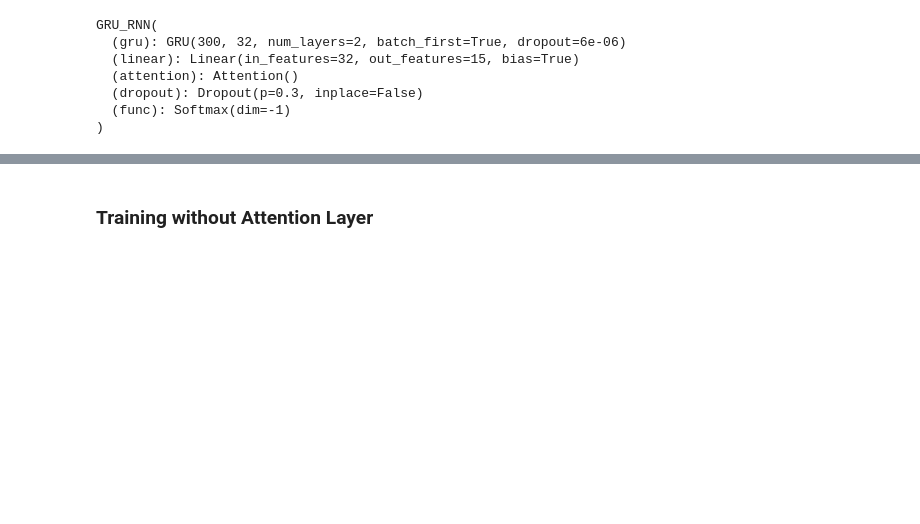
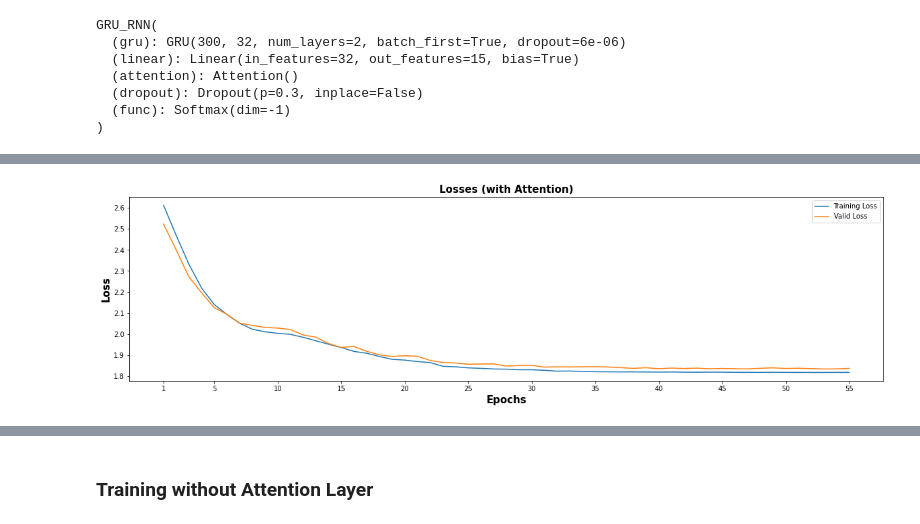
Before and after one commit to AkshatYadav0/P_Lab, a Jupyter notebook: _build/jupyter_execute/attention.ipynb, the cells around one changed output, grey strips where cells are left out. Cells and saved outputs as stored; diff of their text form; code cells hidden in the pictures; blank space fills up the shorter version.

Commit message:
Improved Attention

```diff
--- a/_build/jupyter_execute/attention.ipynb
+++ b/_build/jupyter_execute/attention.ipynb
@@ -317,6 +317,8 @@ class GRU_RNN(nn.Module):
 ## Training
 # %%
 def train(epochs,train_loader,net,valid_loader,optimzer,criterion,att=True):
+    val_acc = []
+    tr_acc = []
 
     clip = 3 # gradient clipping
 
@@ -324,6 +326,7 @@ def train(epochs,train_loader,net,valid_loader,optimzer,criterion,att=True):
     net.train()
 
     valid_loss_min = np.Inf
+
     valid_losses = []
     train_losses = []
 
@@ -332,7 +335,8 @@ def train(epochs,train_loader,net,valid_loader,optimzer,criterion,att=True):
         h = net.init_hidden(batch_size)
         train_loss = []
         valid_loss = []
-
+        train_acc  = 0.0
+        valid_acc  = 0.0
         counter = 0
         for inputs, labels in train_loader:
             counter += 1
@@ -349,14 +353,18 @@ def train(epochs,train_loader,net,valid_loader,optimzer,criterion,att=True):
             correct = np.squeeze(correct_tensor.to('cpu').numpy())
             num_correct += np.sum(correct)
 
+
             loss = criterion(output, labels)
             loss.backward()
             nn.utils.clip_grad_norm_(net.parameters(), clip)
             optimizer.step()
+
             train_loss.append(loss.item())
+        tr_acc.append(num_correct/(len(train_loader.dataset)))
 
 
 
+        acc = 0.0
         val_h = net.init_hidden(batch_size)
         val_losses = []
         net.eval()
@@ -369,11 +377,14 @@ def train(epochs,train_loader,net,valid_loader,optimzer,criterion,att=True):
             inputs, labels = inputs.to(device), labels.type(torch.LongTensor).to(device)
 
             output, val_h = net(inputs, val_h)
+
             pred = torch.round(output.squeeze())
             top_value, top_index = torch.max(pred,1)
             correct_tensor = top_index.eq(labels.float().view_as(top_index))
             correct = np.squeeze(correct_tensor.to('cpu').numpy())
             num_correct += np.sum(correct)
+            acc = num_correct/(len(train_loader.dataset))
+            valid_acc += acc.item()
 
             val_loss = criterion(output.squeeze(),labels)
             val_losses.append(val_loss.item())
@@ -388,9 +399,9 @@ def train(epochs,train_loader,net,valid_loader,optimzer,criterion,att=True):
         net.train()
         valid_losses.append(np.mean(val_losses))
         train_losses.append(np.mean(train_loss))
-
+        val_acc.append(valid_acc/len(valid_loader))
         print('Epoch: {}/{} \tTraining Loss: {:.6f} \tValidation Loss: {:.6f}'.format(e+1,epochs,np.mean(train_loss),np.mean(val_losses)))
-    return train_losses,valid_losses
+    return train_losses,valid_losses,tr_acc,val_acc
 # %%
 epochs     = 55
 input_dim  = 300
@@ -414,5 +425,5 @@ GRU_RNN(
   (func): Softmax(dim=-1)
 )
 # %%
-train_losses,valid_losses = train(epochs,train_loader,model,valid_loader,optimizer,criterion)
+train_losses,valid_losses,tr_acc,val_acc = train(epochs,train_loader,model,valid_loader,optimizer,criterion)
 # %% [output]
@@ -435,0 +447,17 @@ Epoch: 55/55    Training Loss: 1.821784         Validation Loss: 1.841849
+# %%
+import matplotlib.pyplot as plt
+f = plt.figure()
+f.set_figwidth(20)
+f.set_figheight(5)
+x  = [i for i in range(1,epochs+1)]
+xi = [i for i in range(0,epochs+5,5)]
+xi[0] = 1
+plt.plot(x,train_losses)
+plt.plot(x,valid_losses)
+plt.xticks(xi)
+plt.xlabel("Epochs", fontweight='bold',color = 'Black', fontsize='15', horizontalalignment='center')
+plt.ylabel("Loss",fontweight='bold',color = 'Black', fontsize='15', horizontalalignment='center')
+plt.title("Losses (with Attention)",fontweight='bold',color = 'Black', fontsize='15', horizontalalignment='center')
+plt.legend(["Training Loss","Valid Loss"]);
+# %% [output]
+[figure, added]
```
Also changed, not shown: parts of 9 cells of this notebook, 16 other files.
